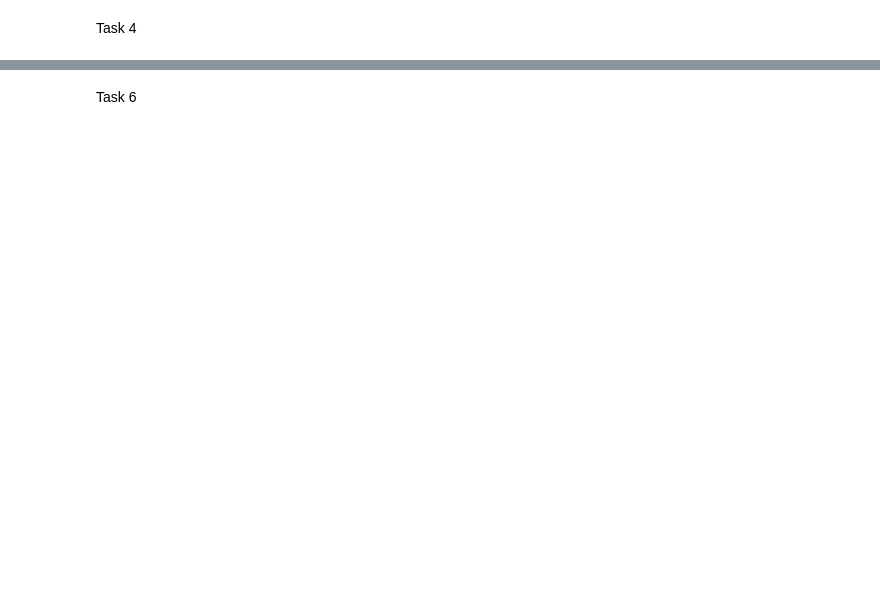
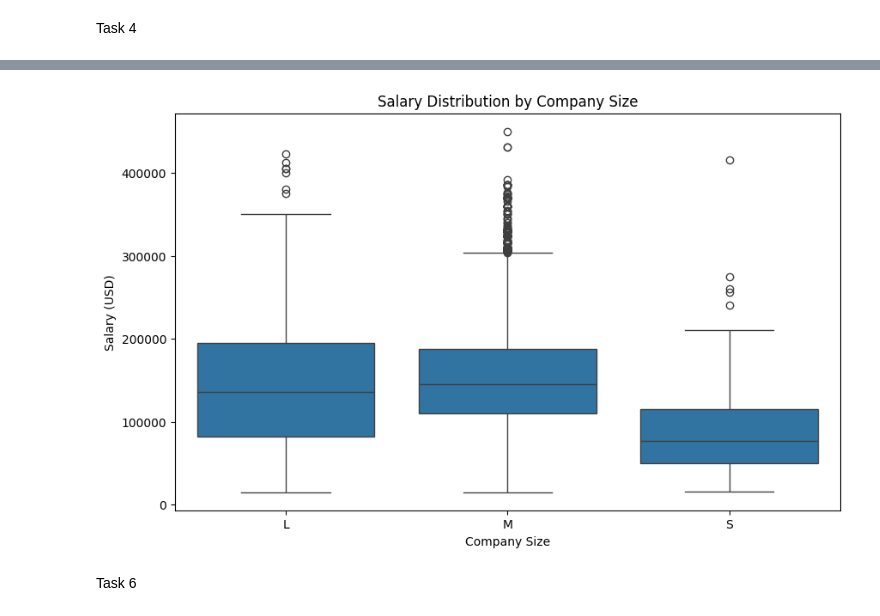
Before and after one commit to Exoskelly/aprepo, a Jupyter notebook: langdocscpp/prog6280a.ipynb/prog6280a.ipynb, the cells around one changed output, grey strips where cells are left out. Cells and saved outputs as stored; diff of their text form; code cells hidden in the pictures; blank space fills up the shorter version.

```diff
--- a/langdocscpp/prog6280a.ipynb/prog6280a.ipynb
+++ b/langdocscpp/prog6280a.ipynb/prog6280a.ipynb
@@ -69,10 +115,12 @@ plt.show()
 # %%
-plt.figure(figsize = (10, 6))
-sns.boxplot(x = 'company_size', y = 'salary_in_usd'. data = df)
-plt.title('Something Witty')
-plt.xlabel('Something Witty')
-plt.ylabel('Something Witty')
+plt.figure(figsize=(10, 6))
+sns.boxplot(x='company_size', y='salary_in_usd', data=df)  # sns.violinplot(...)
+plt.title('Salary Distribution by Company Size')
+plt.xlabel('Company Size')
+plt.ylabel('Salary (USD)')
 plt.show()
+# %% [output]
+[figure, added]
 # %% [markdown]
 Task 6
 # %%
```
Also changed, not shown: parts of 10 cells of this notebook, 8 other files.
